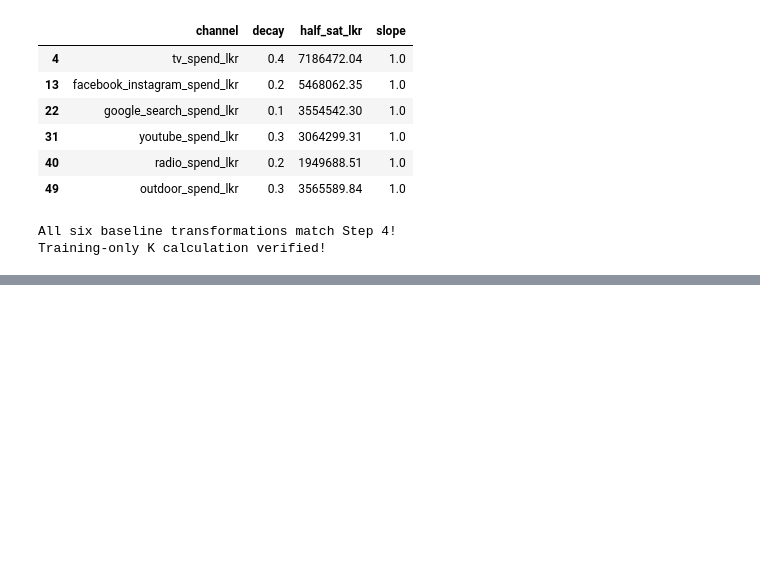
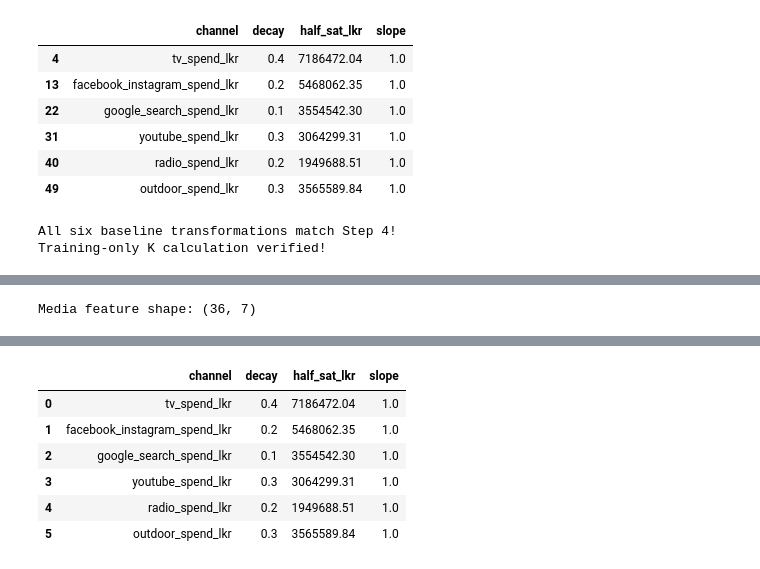
Before and after one commit to IBL11/mmm-budget-optimization, a Jupyter notebook: notebooks/04_transformations.ipynb, the cells around one changed output, grey strips where cells are left out. Saved outputs shown, nothing was run; the diff lists cells and outputs as text; code cells hidden in the pictures; blank space fills up the shorter version.

```diff
--- a/notebooks/04_transformations.ipynb
+++ b/notebooks/04_transformations.ipynb
@@ -719,0 +791,48 @@ Training-only K calculation verified!
+# %%
+
+# Generate baseline transformed media features
+media_features = df[["month"]].copy()
+
+parameter_records = []
+
+for channel in channels:
+
+    base = channel.removesuffix("_spend_lkr")
+    feature_name = f"{base}_saturated"
+
+    decay = float(params["adstock_decay"][channel])
+    slope = float(params["saturation"][channel]["slope"])
+
+    # Estimate K using training months only
+    saturated, half_sat = (
+        transforms.transform_channel_with_training_k(
+            x=df[channel].to_numpy(dtype=float),
+            decay=decay,
+            train_end=train_end,
+            k_multiplier=1.0,
+            slope=slope
+        )
+    )
+
+    media_features[feature_name] = saturated
+
+    parameter_records.append({
+        "channel": channel,
+        "decay": decay,
+        "half_sat_lkr": half_sat,
+        "slope": slope
+    })
+
+parameter_snapshot = pd.DataFrame(parameter_records)
+
+feature_cols = [
+    ch.removesuffix("_spend_lkr") + "_saturated"
+    for ch in channels
+]
+
+print("Media feature shape:", media_features.shape)
+
+display(media_features.head())
+display(parameter_snapshot.round(2))
+# %% [output]
+Media feature shape: (36, 7)
@@ -719,0 +845,7 @@ Training-only K calculation verified!
+|  | channel | decay | half_sat_lkr | slope |
+| 0 | tv_spend_lkr | 0.4 | 7186472.04 | 1.0 |
+| 1 | facebook_instagram_spend_lkr | 0.2 | 5468062.35 | 1.0 |
+| 2 | google_search_spend_lkr | 0.1 | 3554542.30 | 1.0 |
+| 3 | youtube_spend_lkr | 0.3 | 3064299.31 | 1.0 |
+| 4 | radio_spend_lkr | 0.2 | 1949688.51 | 1.0 |
+| 5 | outdoor_spend_lkr | 0.3 | 3565589.84 | 1.0 |
```
Also changed, not shown: parts of 5 cells of this notebook, 4 other files.
